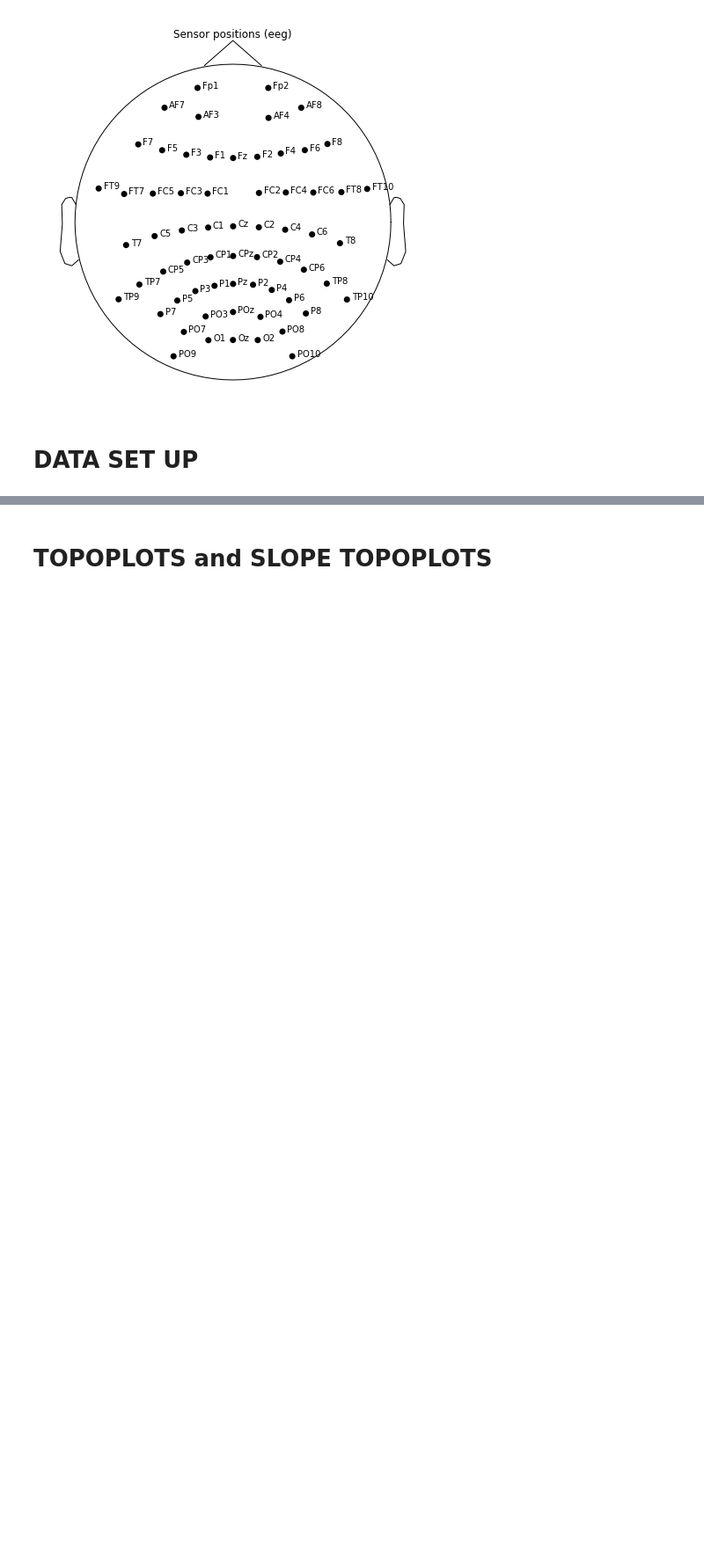
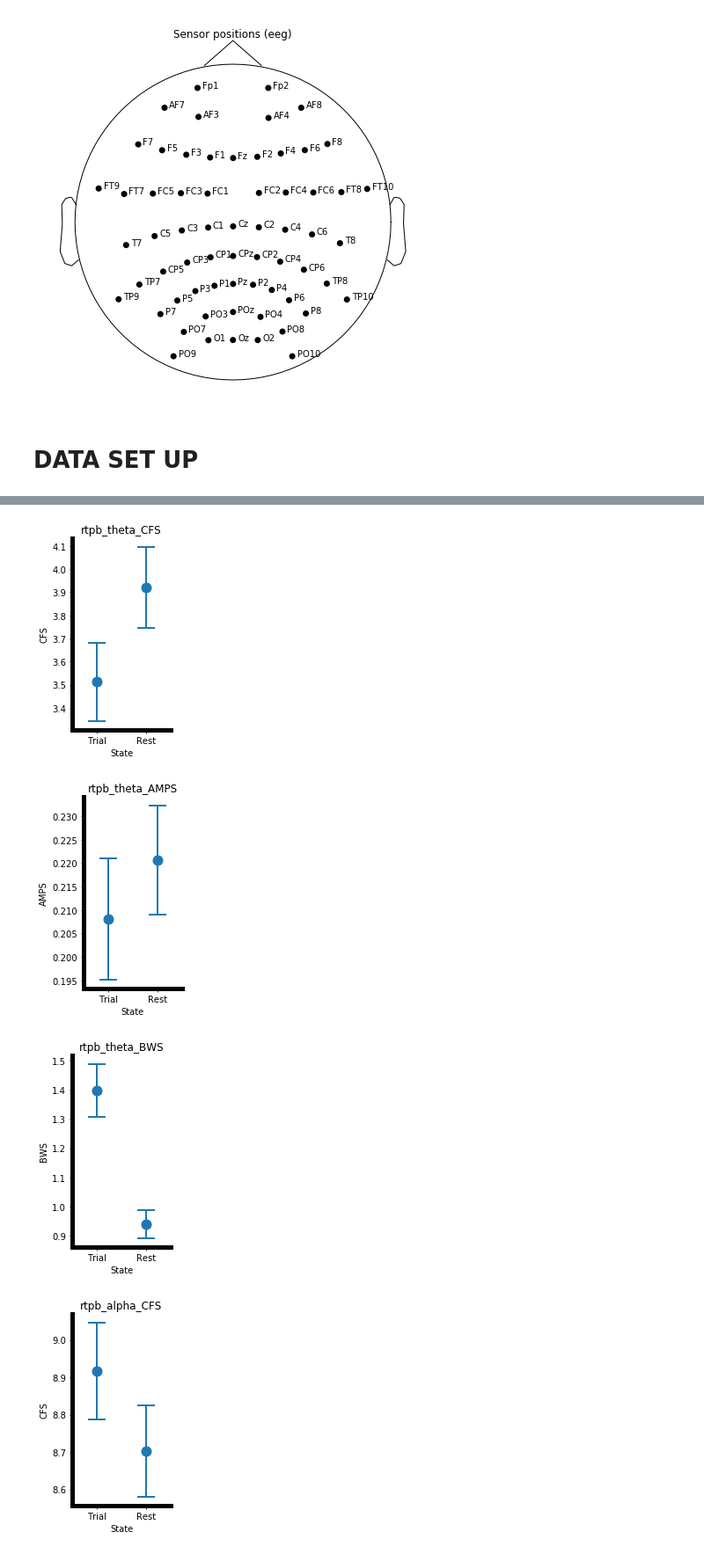
Before and after one commit to voytekresearch/EEGMapping, a Jupyter notebook: local/notebooks/GroupAnalysis.ipynb, the cells around one changed output, grey strips where cells are left out. Shown at 88% size. Cells and saved outputs as stored; diff of their text form; code cells hidden in the pictures; blank space fills up the shorter version.

Commit message:
Update noetbooks with state updaes

```diff
--- a/local/notebooks/GroupAnalysis.ipynb
+++ b/local/notebooks/GroupAnalysis.ipynb
@@ -31,7 +33,7 @@ from analysis import *
 Put all general settings here.
 # %%
 # Set whether to save out all the figures
-SAVE_FIGS = True
+SAVE_FIGS = False
 
 # Whether to make the data
 MASKING = True
@@ -112,14 +134,14 @@ montage = None
 # %%
-# NEW Data
-ret = open('..\\data\\analysis\\rtPB_rest_results.pkl','rb')
-rtPB_rest_results = pickle.load(ret)
+# # NEW Data
+# ret = open('..\\data\\analysis\\rtPB_rest_results.pkl','rb')
+# rtPB_rest_results = pickle.load(ret)
 
-ret = open('..\\data\\analysis\\rtPB_trial_results.pkl','rb')
-rtPB_trial_results = pickle.load(ret)
+# ret = open('..\\data\\analysis\\rtPB_trial_results.pkl','rb')
+# rtPB_trial_results = pickle.load(ret)
 
-ret = open('..\\data\\analysis\\PBA_rest_results.pkl','rb')
-PBA_rest_results = pickle.load(ret)
+# ret = open('..\\data\\analysis\\PBA_rest_results.pkl','rb')
+# PBA_rest_results = pickle.load(ret)
 
-ret = open('..\\data\\analysis\\PBA_trial_results.pkl','rb')
-PBA_trial_results = pickle.load(ret)
+# ret = open('..\\data\\analysis\\PBA_trial_results.pkl','rb')
+# PBA_trial_results = pickle.load(ret)
 # %%
@@ -252,2 +169,29 @@ rtPB_across_slope_corr_trial = run_array_across_blocks('rtPB', rtPB_trial_slope_
-# %% [markdown]
-# TOPOPLOTS and SLOPE TOPOPLOTS
+# %%
+# Set up date for state plots
+rtpb_all_osc_data = [rtPB_trial_results, rtPB_rest_results]
+pba_all_osc_data = [PBA_trial_results, PBA_rest_results]
+comb_all_osc_data = [combine_groups_dict(rtPB_trial_results, PBA_trial_results),
+                     combine_groups_dict(rtPB_rest_results, PBA_rest_results)]
+
+# Make list of possible groups to run
+groups_oscs = [rtpb_all_osc_data, pba_all_osc_data, comb_all_osc_data]
+
+rtpb_all_slope_data = [rtPB_trial_slope_results, rtPB_rest_slope_results]
+pba_all_slope_data = [PBA_trial_slope_results, PBA_rest_slope_results]
+comb_all_slope_data = [combine_groups_array(rtPB_trial_slope_results, PBA_trial_slope_results),
+                       combine_groups_array(rtPB_rest_slope_results, PBA_rest_slope_results)]
+
+# Make list of possible groups to run
+groups_slopes = [rtpb_all_slope_data, pba_all_slope_data, comb_all_slope_data]
+
+# Set labels for group lists
+labels = ['rtpb', 'pba', 'comb']
+# %%
+# Run analysis across state - oscs
+for label, group in zip(labels, groups_oscs):
+    run_state_dict(group, label, False, SAVE_FIGS)
+# %% [output]
+[figure, added]
+[figure, added]
+[figure, added]
+[figure, added]
```
Also changed, not shown: parts of 30 cells of this notebook.
